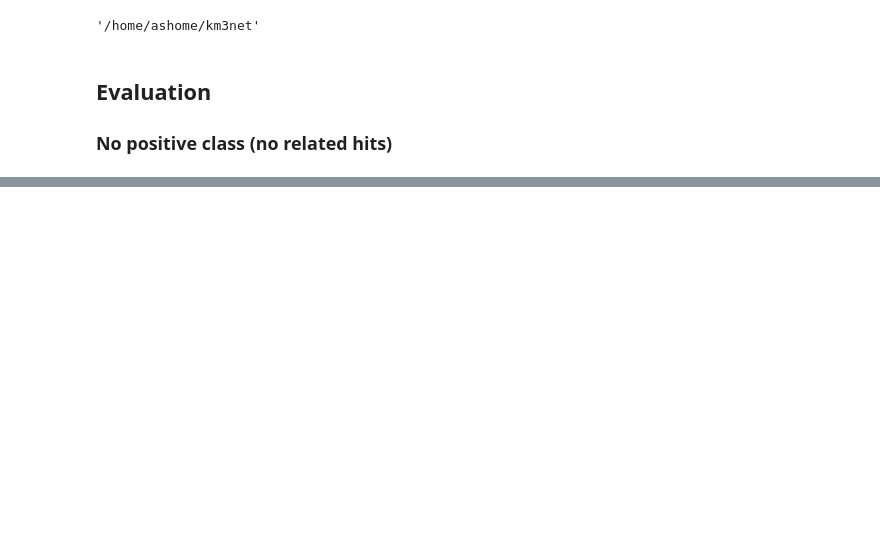
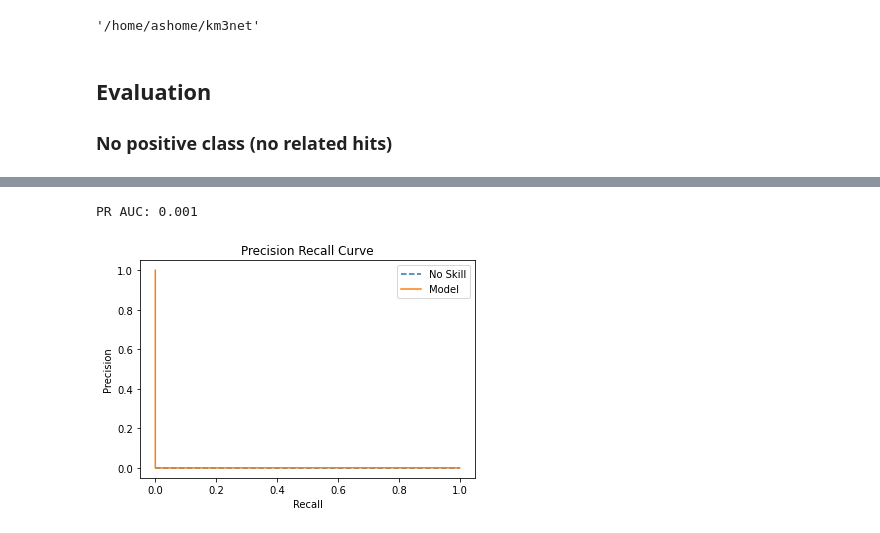
Before and after one commit to arumoy-shome/km3net, a Jupyter notebook: notebooks/pm/exp-eval.ipynb, the cells around one changed output, grey strips where cells are left out. Cells and saved outputs as stored; diff of their text form; code cells hidden in the pictures; blank space fills up the shorter version.

```diff
--- a/notebooks/pm/exp-eval.ipynb
+++ b/notebooks/pm/exp-eval.ipynb
@@ -262,0 +275,7 @@ MLP(
+# %%
+# pr curve
+auc, _ = model_eval.precision_recall_curve(y_true, y_score, save=ASSETDIR+"/pm-pr-low.png")
+print('PR AUC: %.3f' % auc)
+# %% [output]
+PR AUC: 0.001
+[figure, added]
```
Also changed, not shown: parts of 26 cells of this notebook, 2 other files.
